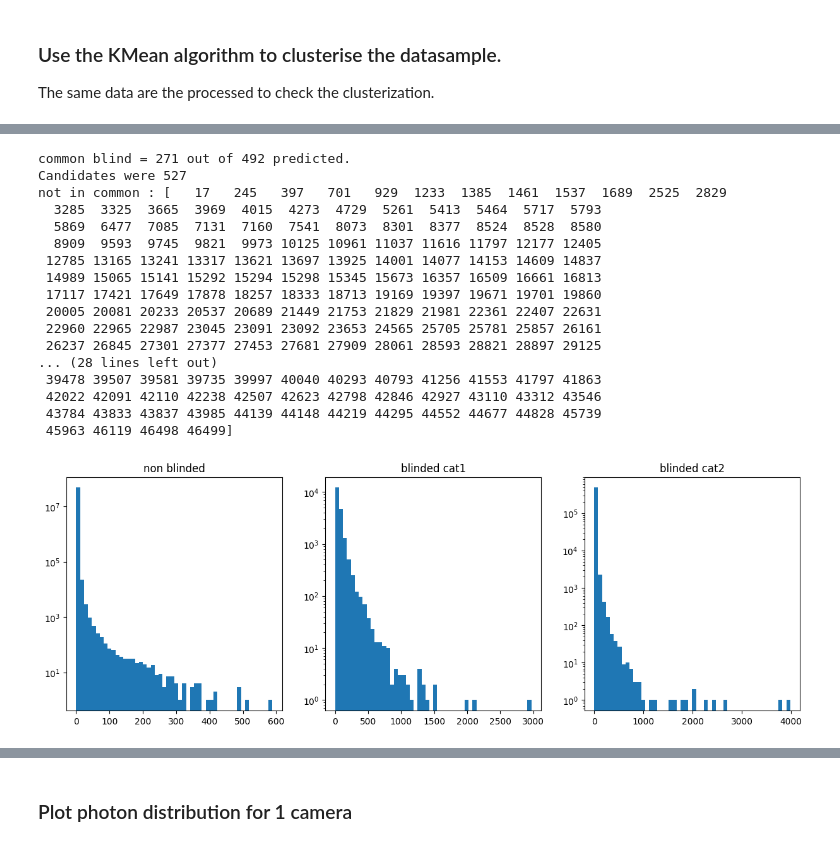
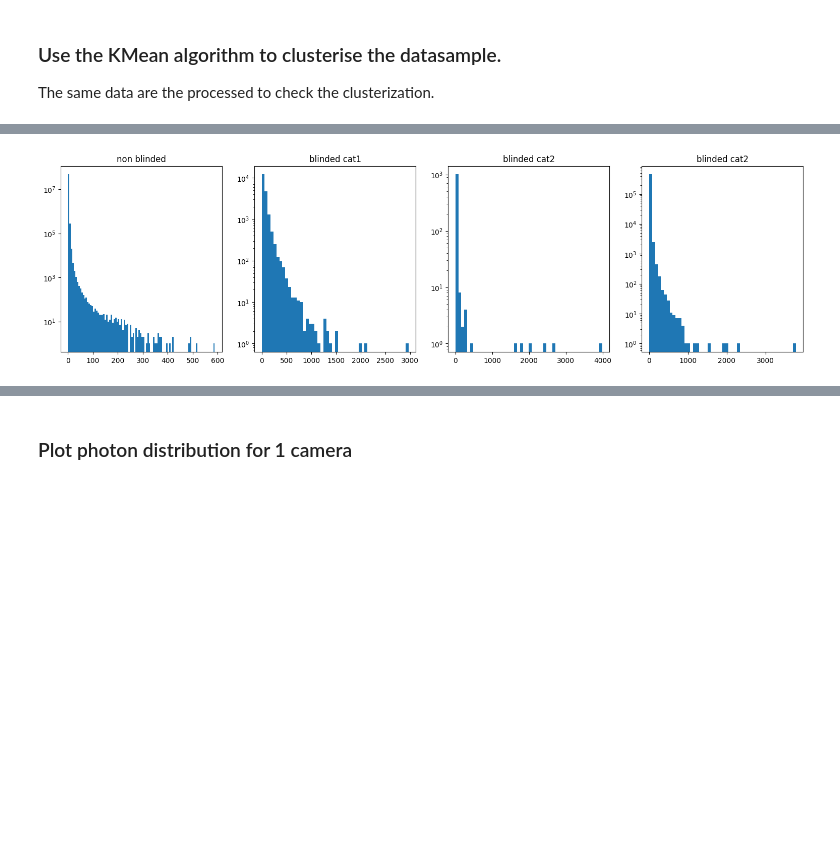
Before and after one commit to chiappo98/blinded_cameras, a Jupyter notebook: blinded clustering.ipynb, the cells around one changed output, grey strips where cells are left out. Drawn from its saved outputs; the diff is of its cells as text; code cells hidden in the pictures; blank space fills up the shorter version.

```diff
--- a/blinded clustering.ipynb
+++ b/blinded clustering.ipynb
@@ -55,0 +48,14 @@ cameras with excess photons:  527
+# %%
+def task(camera):
+    thr = skimage.filters.threshold_minimum(image=camera, nbins=1024, max_num_iter=1000000)
+    return thr
+
+filter = False
+
+if filter:
+    thresholds = Parallel(n_jobs=5)(delayed(task)(i) for i in arr3d[:2000])
+
+    print(thresholds)
+    thr = np.array(thresholds).reshape(-1,1)
+    filt = (data[:1000] > thr)*thr
+    filt.shape
@@ -56,3 +64,8 @@ cameras with excess photons:  527
+# %%
+if not filter:
+    hess = skimage.filters.hessian(arr3d)
+    hess.shape
+    filt = (hess*arr3d).reshape(-1,1024)
 # %% [markdown]
 ### Use the KMean algorithm to clusterise the datasample.
 The same data are the processed to check the clusterization.
@@ -113,46 +89,38 @@ not in common : [   17   245   397   701   929  1233  1385  1461  1537  1689  25
 # %%
-lb2 = model2.predict(data)
-bl2 = np.where((lb2 == 1) | (lb2 == 2))
-blind_in_common2 = np.intersect1d(blind_candidate, bl2[0])
-print('common blind =', blind_in_common2.size,'out of',bl2[0].size, 'predicted.\nCandidates were',blind_candidate.size)
-blind_not_in_common2 = np.setdiff1d(bl2[0], blind_in_common2, assume_unique=True) #returns the value in arr1 which are not in arr2
-print('not in common :',blind_not_in_common2)
-blind_in_common_excluded2 = np.intersect1d(blind_candidate, np.where(lb2 == 0))
-print('blinded exlcuded :', len(blind_in_common_excluded2))
-print('blinded excluded :',blind_in_common_excluded2)
+lb3 = model3.predict(filt)
+#bl3 = np.where(lb3 == 2)
+#bl3 = np.where((lb3 == 1) | (lb3 == 2) | (lb3 == 3) | (lb3 == 4))
+#   blind_in_common3 = np.intersect1d(blind_candidate, blind_candidate[bl3[0]])
+#blind_in_common3 = np.intersect1d(blind_candidate, bl3[0])
+#   print('common blind =', blind_in_common3.size,'out of',bl3[0].size, 'predicted.\nCandidates were',blind_candidate.size)
+#   blind_not_in_common3 = np.setdiff1d(blind_candidate[bl3[0]], blind_in_common3, assume_unique=True)
+#blind_not_in_common3 = np.setdiff1d(bl3[0], blind_in_common3, assume_unique=True) #returns the value in arr1 which are not in arr2
+#   print('not in common :',blind_not_in_common3)
 
 # plot photon hit distribution of cluster 0,1,2 separately
-fig, ax = plt.subplots(1,3)
+fig, ax = plt.subplots(1,4)
 
-ax[0].hist(data[np.where(lb2 == 0)[0]].reshape(-1,1),50)
+#ax[0].hist(data[np.where(lb3 == 0)[0]].reshape(-1,1),100)
+ax[0].hist(data[np.where(lb3 == 0)[0]].reshape(-1,1),100)
 ax [0].set_yscale('log')
 ax[0].set_title('non blinded')
 
-ax[1].hist(data[np.where(lb2 == 1)[0]].reshape(-1,1),50)
+#ax[1].hist(data[np.where(lb3 == 1)[0]].reshape(-1,1),50)
+ax[1].hist(data[np.where(lb3 == 1)[0]].reshape(-1,1),50)
 ax [1].set_yscale('log')
 ax[1].set_title('blinded cat1')
 
-ax[2].hist(data[np.where(lb2 == 2)[0]].reshape(-1,1),50)
+ax[2].hist(data[np.where(lb3 == 2)[0]].reshape(-1,1),50)
+#ax[2].hist(data[np.where(lb3 == 1)[0]].reshape(-1,1),50)
 ax [2].set_yscale('log')
 ax[2].set_title('blinded cat2')
 
-fig.set_figwidth(15)
+ax[3].hist(data[np.where(lb3 == 3)[0]].reshape(-1,1),50)
+#ax[2].hist(data[np.where(lb3 == 1)[0]].reshape(-1,1),50)
+ax [3].set_yscale('log')
+ax[3].set_title('blinded cat2')
+
+
+fig.set_figwidth(19)
 # %% [output]
-common blind = 271 out of 492 predicted.
-Candidates were 527
-not in common : [   17   245   397   701   929  1233  1385  1461  1537  1689  2525  2829
-  3285  3325  3665  3969  4015  4273  4729  5261  5413  5464  5717  5793
-  5869  6477  7085  7131  7160  7541  8073  8301  8377  8524  8528  8580
-  8909  9593  9745  9821  9973 10125 10961 11037 11616 11797 12177 12405
- 12785 13165 13241 13317 13621 13697 13925 14001 14077 14153 14609 14837
- 14989 15065 15141 15292 15294 15298 15345 15673 16357 16509 16661 16813
- 17117 17421 17649 17878 18257 18333 18713 19169 19397 19671 19701 19860
- 20005 20081 20233 20537 20689 21449 21753 21829 21981 22361 22407 22631
- 22960 22965 22987 23045 23091 23092 23653 24565 25705 25781 25857 26161
- 26237 26845 27301 27377 27453 27681 27909 28061 28593 28821 28897 29125
-... (28 lines left out)
- 39478 39507 39581 39735 39997 40040 40293 40793 41256 41553 41797 41863
- 42022 42091 42110 42238 42507 42623 42798 42846 42927 43110 43312 43546
- 43784 43833 43837 43985 44139 44148 44219 44295 44552 44677 44828 45739
- 45963 46119 46498 46499]
-[figure, old version]
+[figure, new version]
```
Also changed, not shown: parts of 19 cells of this notebook, 1 other file.
